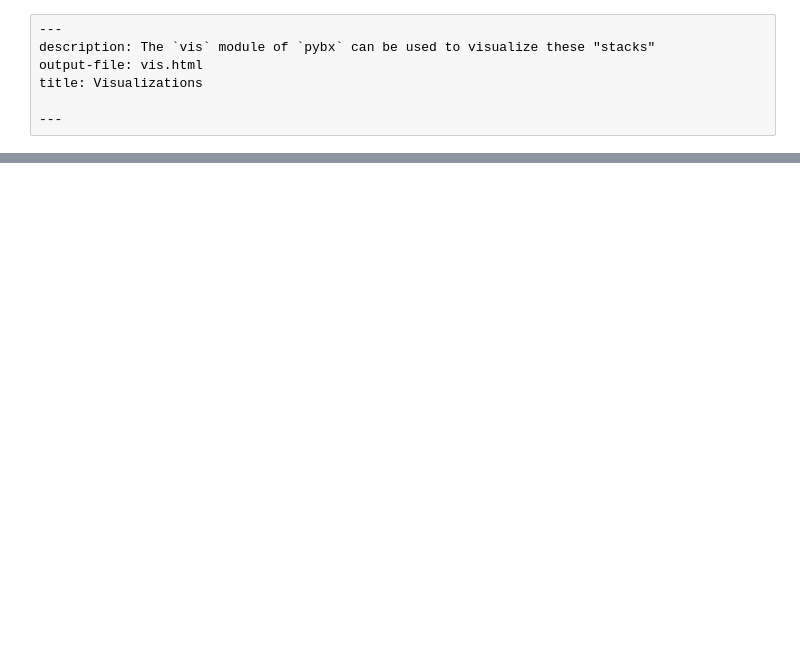
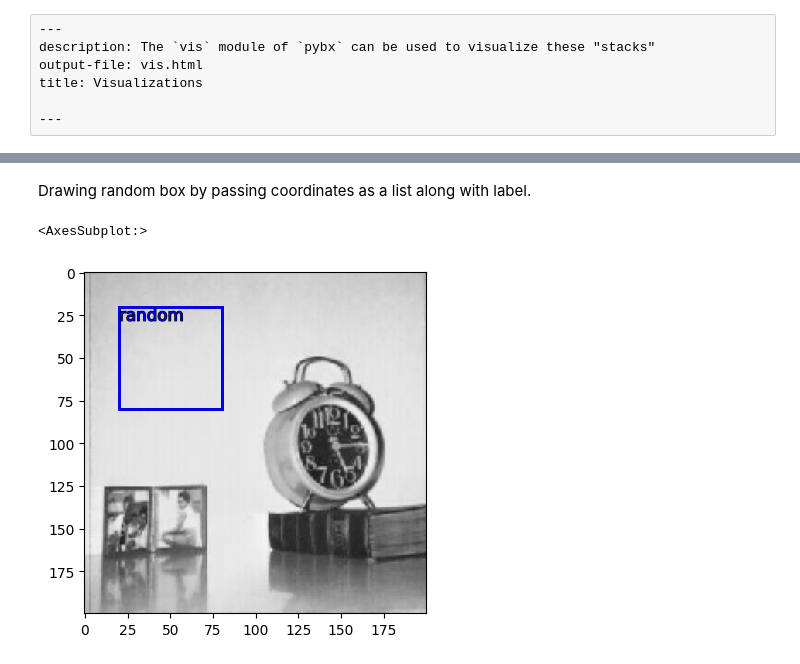
Before and after one commit to thatgeeman/pybx, a Jupyter notebook: _proc/05_vis.ipynb, the cells around one changed output, grey strips where cells are left out. Drawn from its saved outputs; the diff is of its cells as text; code cells hidden in the pictures; blank space fills up the shorter version.

```diff
--- a/_proc/05_vis.ipynb
+++ b/_proc/05_vis.ipynb
@@ -145,0 +200,7 @@ Method to draw an image, box and logits overlayed if passed.
+# %% [markdown]
+Drawing random box by passing coordinates as a list along with label.
+# %%
+draw(im, [[20, 20, 80, 80, 'random']], color={'random': 'blue'})
+# %% [output]
+<AxesSubplot:>
+[figure, added]
```
Also changed, not shown: parts of 28 cells of this notebook, 29 other files.
